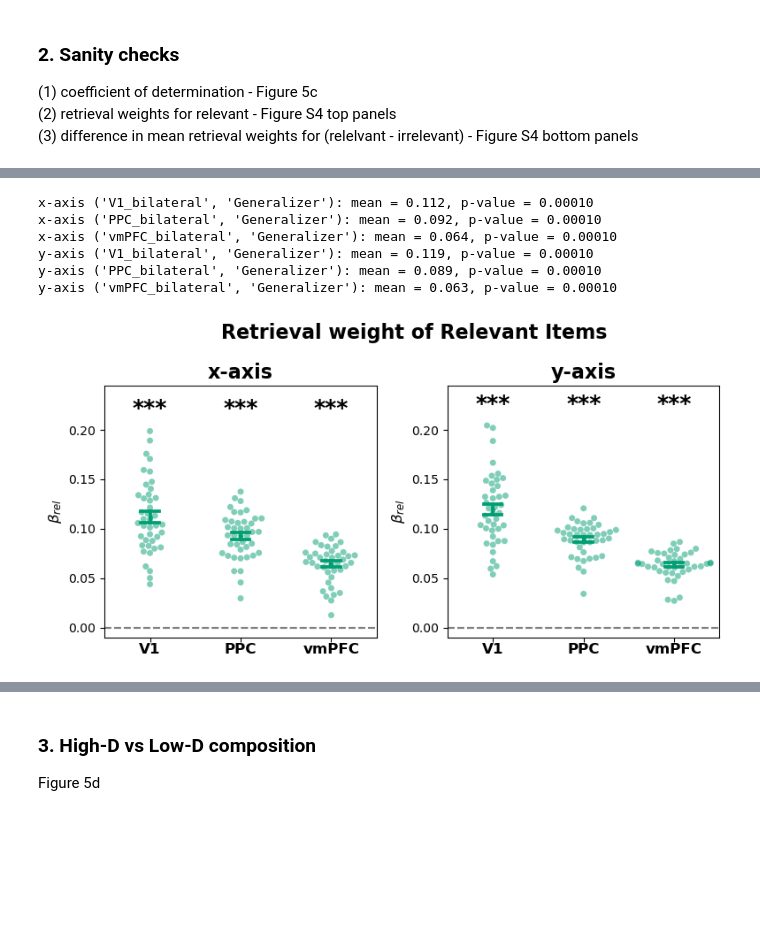
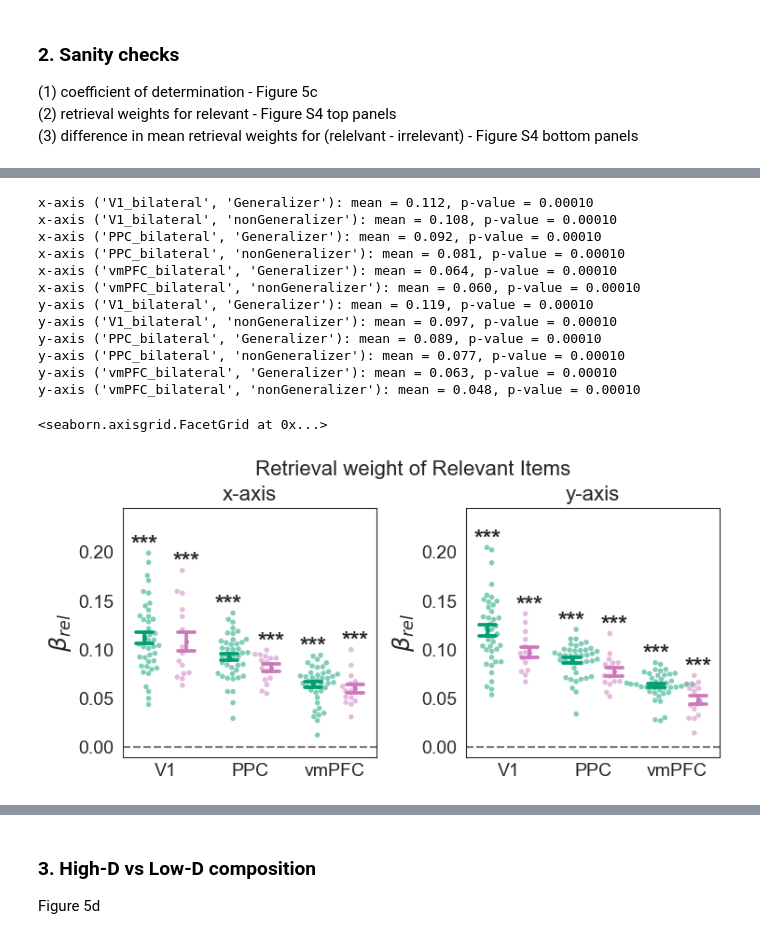
Before and after one commit to ZiluLiang/Pirate-fMRI_Analysis, a Jupyter notebook: scripts/Exp1_fmri/publication_ready_figures.ipynb, the cells around one changed output, grey strips where cells are left out. Saved outputs shown, nothing was run; the diff lists cells and outputs as text; code cells hidden in the pictures; blank space fills up the shorter version.

```diff
--- a/scripts/Exp1_fmri/publication_ready_figures.ipynb
+++ b/scripts/Exp1_fmri/publication_ready_figures.ipynb
@@ -1393,8 +1606,9 @@ Text(0.5, 1.1, 'Retrieval Patterns in ROI')
 (2) retrieval weights for relevant  - Figure S4 top panels
 (3) difference in mean retrieval weights for (relelvant - irrelevant) - Figure S4 bottom panels
 # %%
-# (1) coefficient of determination
-pdf = compo_retrieve_roisubset_df[(compo_retrieve_roisubset_df.analysis=="train2test")&(compo_retrieve_roisubset_df.metricname.isin(['eval_r2']))].copy()
+# (1) coefficient of determination without M1
+pdf = compositionretrieval_resdf[(compositionretrieval_resdf.analysis=="train2test")&(compositionretrieval_resdf.metricname.isin(['eval_r2']))].copy()
+pdf = pdf[~pdf.roi.isin(["M1_left"])].copy() # remove M1 for this plot in main text
 pdf.roi = pd.Categorical(pdf.roi, categories=["V1_bilateral","PPC_bilateral","HPC_bilateral","vmPFC_bilateral"],ordered=True)
 pdf["metricname"] = pd.Categorical(
     pdf.metricname.map({"eval_r2":"Coefficient of Determination"}),
@@ -1408,7 +1622,7 @@ gs = sns.catplot(data=pdf,
             kind="point",errorbar="se",alpha=1,dodge=False,capsize=.2,markersize=1.5, linestyle="none",#fill=False,
             #kind="violin",inner="box",fill=False,split=True,gap=0,cut=True,
             #inner_kws = dict(box_width = 15, whis_width=5,marker=".",markeredgecolor="black",markerfacecolor="black",alpha=0.9),
-            height=4,aspect=1.25,sharey=True,
+            height=3.5,aspect=1.25,sharey=True,
             ).refline(y=0)
 gs.map_dataframe(sns.swarmplot,x="roi",y="value",
                 #s=4,
@@ -1429,9 +1643,18 @@ for ax in gs.axes.flatten():
             rotation=0,ha="center",
             **def_font_axis_legend_titles)
     ax.tick_params(axis='x', which='major', pad=1)
+    ax.tick_params(axis='y', labelsize=def_font_axis_legend_titles["fontsize"])
 
     for j,(tar,tardf) in enumerate(axdf.groupby(["roi","subgroup"])):
-        pval = ttest1samp_equiv_permutation(tardf.value.values,alternative="greater")
+        #pval = ttest1samp_equiv_permutation(tardf.value.values,alternative="greater")
+        pval_df = vectoraddition_sc_df[
+            (vectoraddition_sc_df.PSGROUProi==tar[0])&
+            (vectoraddition_sc_df.metricname=="eval_r2")&
+            (vectoraddition_sc_df.subgroup==tar[1])
+        ].copy()
+        assert pval_df.shape[0]==1, "pval df shape error"
+        pval = pval_df["pval_fdr"].values[0]
+
         print(f"{roi_shortnames[axdf.roi.values[0]]}  {tar}: mean = {'%.3f' % tardf.value.values.mean()}, p-value = {'%.4f' % pval}")
 
 
@@ -1456,7 +1764,7 @@ PPC  ('vmPFC_bilateral', 'Generalizer'): mean = 0.012, p-value = 0.0003
 # %%
-# (2) weight >0
-pdf = compo_retrieve_roisubset_df[(compo_retrieve_roisubset_df.analysis=="train2test")&(compo_retrieve_roisubset_df.metricname.isin(['compoweight_x','compoweight_y']))].copy()
-pdf = pdf.query("roi in ['V1_bilateral','PPC_bilateral','vmPFC_bilateral']").copy()
+# (2) weight >0 for both groups
+pdf = compositionretrieval_resdf[(compositionretrieval_resdf.analysis=="train2test")&(compositionretrieval_resdf.metricname.isin(['compoweight_x','compoweight_y']))].copy()
+pdf = pdf.query("roi in ['V1_bilateral','PPC_bilateral','vmPFC_bilateral','M1_left']").copy()
 pdf.roi = pd.Categorical(pdf.roi, categories=["V1_bilateral","PPC_bilateral","vmPFC_bilateral"],ordered=True)
 
 pdf["metricname"] = pd.Categorical(
@@ -1467,14 +1775,14 @@ pdf["metricname"] = pd.Categorical(
 gs = sns.catplot(data=pdf,
             x="roi",y="value",col="metricname",
             hue="subgroup",palette=participantgrouphex,
-            kind="point",errorbar="se",alpha=1,dodge=False,capsize=.2,markersize=1.5, linestyle="none",#fill=False,
-            #kind="violin",inner="box",fill=False,split=True,gap=0,cut=True,
-            #inner_kws = dict(box_width = 15, whis_width=5,marker=".",markeredgecolor="black",markerfacecolor="black",alpha=0.9),
-            height=4,aspect=1,sharey=True,
+            kind="point",errorbar="se",alpha=1,capsize=.2,markersize=1.5, linestyle="none",
+            dodge=.5,
+            height=3.8,aspect=1,sharey=True,
             ).refline(y=0).set_titles('{col_name}',**def_font_subplot_titles)
 gs.map_dataframe(sns.swarmplot,x="roi",y="value",
-                #s=4,
-                hue="subgroup",palette=participantgrouphex,dodge=False,
+                s=4,
+                hue="subgroup",palette=participantgrouphex,
+                dodge=.4,
                 alpha=0.5)
 
 
@@ -1482,7 +1790,7 @@ for ax in gs.axes.flatten():
     featureax = ax.get_title()
     axdf = pdf[pdf["metricname"]== featureax].copy()
     ax.set_title(featureax,**def_font_subplot_titles)
-    ax.set_ylabel(r'$\beta_{rel}$',**def_font_axis_legend_titles)
+    ax.set_ylabel(r'$\beta_{rel}$',fontsize=def_font_axis_legend_titles["fontsize"]*1.3)
     ax.set_xlabel('')
 
     ax.set_xticks(np.arange(len(pdf.roi.cat.categories)),
@@ -1491,36 +1799,51 @@ for ax in gs.axes.flatten():
     ax.set_ylim(min([axdf.value.values.min()-0.01,-0.01]),axdf.value.values.max()+0.04)
     plt.setp(ax.get_xticklabels(),
             rotation=0,ha="center",
             **def_font_axis_legend_titles)
     ax.tick_params(axis='x', which='major', pad=1)
+    ax.tick_params(axis='y', labelsize=def_font_axis_legend_titles["fontsize"])
     ax.axhline(y=0,linestyle="--",color="grey")
     for j,(tar,tardf) in enumerate(axdf.groupby(["roi","subgroup"])):
-        pval = ttest1samp_equiv_permutation(tardf.value.values,alternative="greater")
+        #pval = ttest1samp_equiv_permutation(tardf.value.values,alternative="greater")
+        pval_df = vectoraddition_sc_df[
+            (vectoraddition_sc_df.PSGROUProi==tar[0])&
+            (vectoraddition_sc_df.metricname==("compoweight_x" if featureax=="x-axis" else "compoweight_y"))&
+            (vectoraddition_sc_df.subgroup==tar[1])
+        ].copy()
+        assert pval_df.shape[0]==1, "pval df shape error"
+        pval = pval_df["pval_fdr"].values[0]
         print(f"{featureax} {tar}: mean = {'%.3f' % tardf.value.values.mean()}, p-value = {'%.5f' % pval}")
 
 
         if tardf.value.values.mean()>0:
-            ax.text(x=j,y=ax.get_ylim()[1]*.9,
+            xloc=np.floor(j/2)-.25 if tar[1]=="Generalizer" else np.floor(j/2)+.25
+            ax.text(x=xloc,y=tardf.value.values.max()+0.002,
                     s=gen_pval_annot(pval,show_pval=False).replace("p=",""),
                     ha="center",size=18,fontweight="bold")
 
         ax.tick_params(labelleft=True, labelbottom=True)
         ax.xaxis.label.set_visible(True)
         ax.yaxis.label.set_visible(True)
         ax.spines["top"].set_visible(True)
         ax.spines["right"].set_visible(True)
 
 #sns.move_legend(gs, loc="lower center",bbox_to_anchor=(0.4,0.9),ncol=2)
 gs.legend.remove()
-gs.figure.suptitle("Retrieval weight of Relevant Items",x=.45,**def_font_subplot_titles)
+gs.figure.suptitle("Retrieval weight of Relevant Items",x=.45,y=.94,**def_font_subplot_titles)
 gs.tight_layout()
-gs.savefig(os.path.join(ROIRSAdir,"finalfigs",f"figs4a.tif"),dpi=300,bbox_inches="tight")
 # %% [output]
 x-axis ('V1_bilateral', 'Generalizer'): mean = 0.112, p-value = 0.00010
+x-axis ('V1_bilateral', 'nonGeneralizer'): mean = 0.108, p-value = 0.00010
 x-axis ('PPC_bilateral', 'Generalizer'): mean = 0.092, p-value = 0.00010
+x-axis ('PPC_bilateral', 'nonGeneralizer'): mean = 0.081, p-value = 0.00010
 x-axis ('vmPFC_bilateral', 'Generalizer'): mean = 0.064, p-value = 0.00010
+x-axis ('vmPFC_bilateral', 'nonGeneralizer'): mean = 0.060, p-value = 0.00010
 y-axis ('V1_bilateral', 'Generalizer'): mean = 0.119, p-value = 0.00010
+y-axis ('V1_bilateral', 'nonGeneralizer'): mean = 0.097, p-value = 0.00010
 y-axis ('PPC_bilateral', 'Generalizer'): mean = 0.089, p-value = 0.00010
+y-axis ('PPC_bilateral', 'nonGeneralizer'): mean = 0.077, p-value = 0.00010
 y-axis ('vmPFC_bilateral', 'Generalizer'): mean = 0.063, p-value = 0.00010
+y-axis ('vmPFC_bilateral', 'nonGeneralizer'): mean = 0.048, p-value = 0.00010
+<seaborn.axisgrid.FacetGrid at 0x...>
-[figure, old version]
+[figure, new version]
 # %%
```
Also changed, not shown: parts of 53 cells of this notebook, 7 other files.
